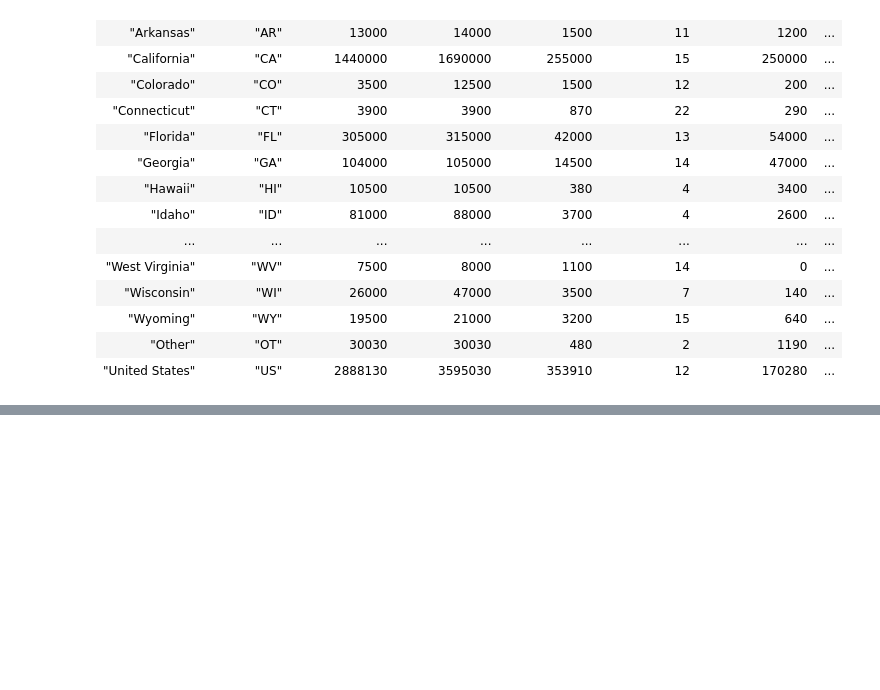
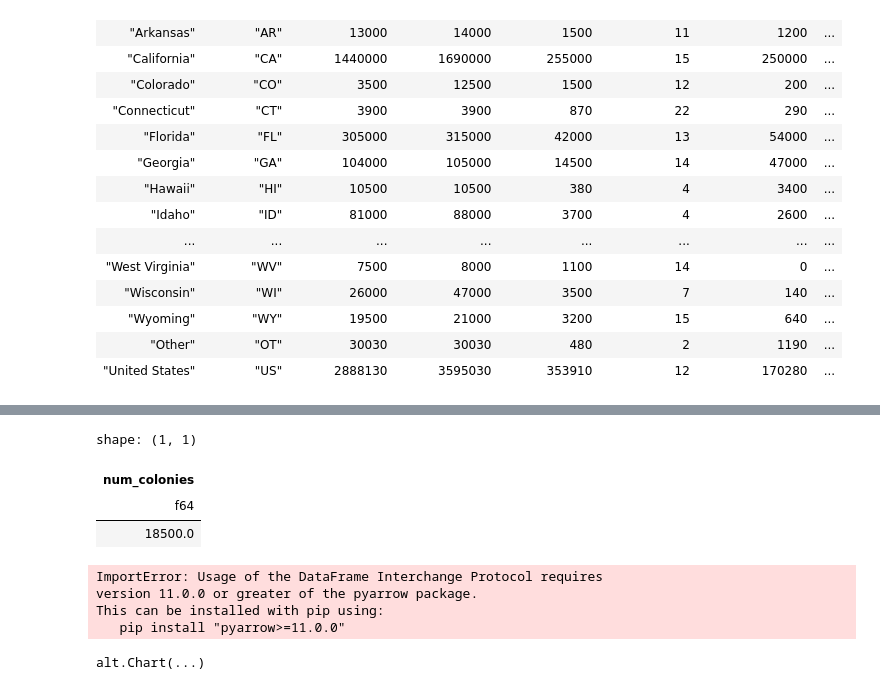
Before and after one commit to adra-dev/buzz_data, a Jupyter notebook: src/buzz_data.ipynb, the cells around one changed output, grey strips where cells are left out. Cells and saved outputs as stored; diff of their text form; code cells hidden in the pictures; blank space fills up the shorter version.

```diff
--- a/src/buzz_data.ipynb
+++ b/src/buzz_data.ipynb
@@ -233,0 +264,18 @@ shape: (1_453, 18)
+# %%
+col.quantile(.5)
+# %% [output]
+shape: (1, 1)
+| num_colonies |
+| f64 |
+| 18500.0 |
+# %%
+alt.Chart(col).mark_bar().encode(
+    x='col',
+    y='average(col)'
+)
+# %% [output]
+ImportError: Usage of the DataFrame Interchange Protocol requires
+version 11.0.0 or greater of the pyarrow package.
+This can be installed with pip using:
+   pip install "pyarrow>=11.0.0"
+alt.Chart(...)
```
Also changed, not shown: parts of 4 cells of this notebook.
